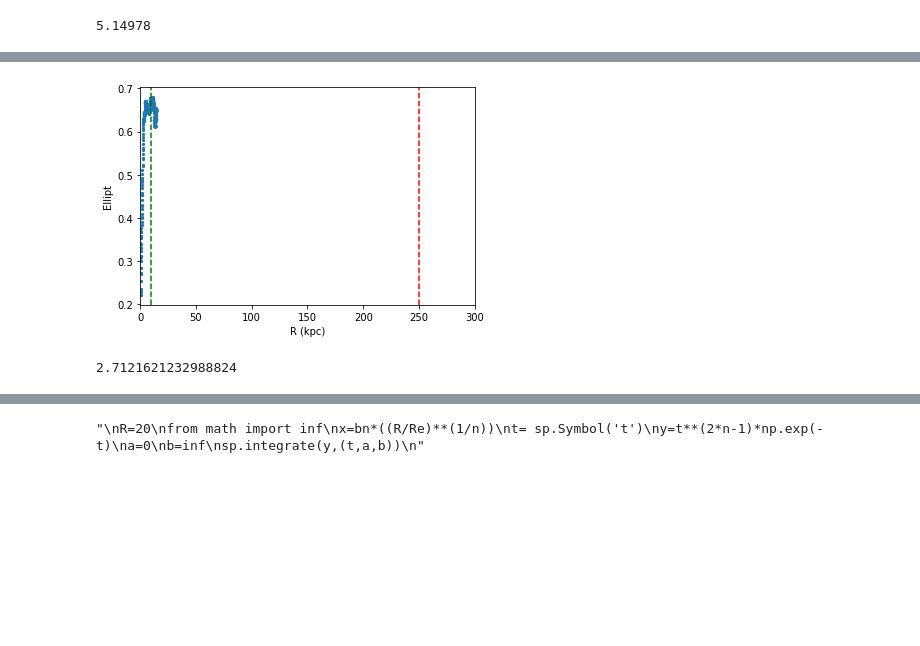
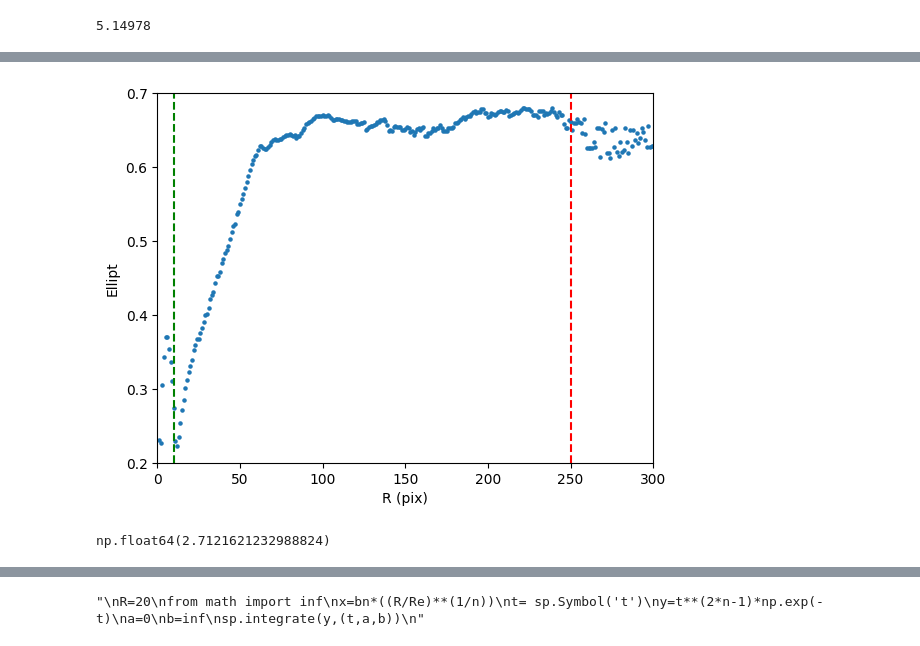
Before and after one commit to gonzalo-marrero/NGC5443-Photometric-Decomposition, a Jupyter notebook: P1_extrag.ipynb, the cells around one changed output, grey strips where cells are left out. Drawn from its saved outputs; the diff is of its cells as text; code cells hidden in the pictures; blank space fills up the shorter version.

```diff
--- a/P1_extrag.ipynb
+++ b/P1_extrag.ipynb
@@ -118,18 +120,18 @@ plt.show()
 # %%
 # Representación ELIPTICIDAD vs. SMA.
 xx = myfile['SMA']
 zz = myfile['ELLIP']
 import matplotlib.pyplot as plt
-plt.scatter(r_kpc,zz, s=5)
-plt.xlabel("R (kpc)")
+plt.scatter(xx,zz, s=5)
+plt.xlabel("R (pix)")
 plt.ylabel("Ellipt")
-plt.xlim(0,400)
-#plt.ylim(0,5)
+plt.xlim(0,300)
+plt.ylim(0.2,0.7)
 plt.axvline(250, color ="r", linestyle = "--")
 plt.axvline(10, color ="g", linestyle = "--")
 plt.show()
 r_e_kpc
 # El radio del bulbo: rb, cuando se produce una tendencia constante al representar elipticidad contra radio.
 # %% [output]
-[figure, old version]
+[figure, new version]
-2.7121621232988824
+np.float64(2.7121621232988824)
```
Also changed, not shown: parts of 7 cells of this notebook.
